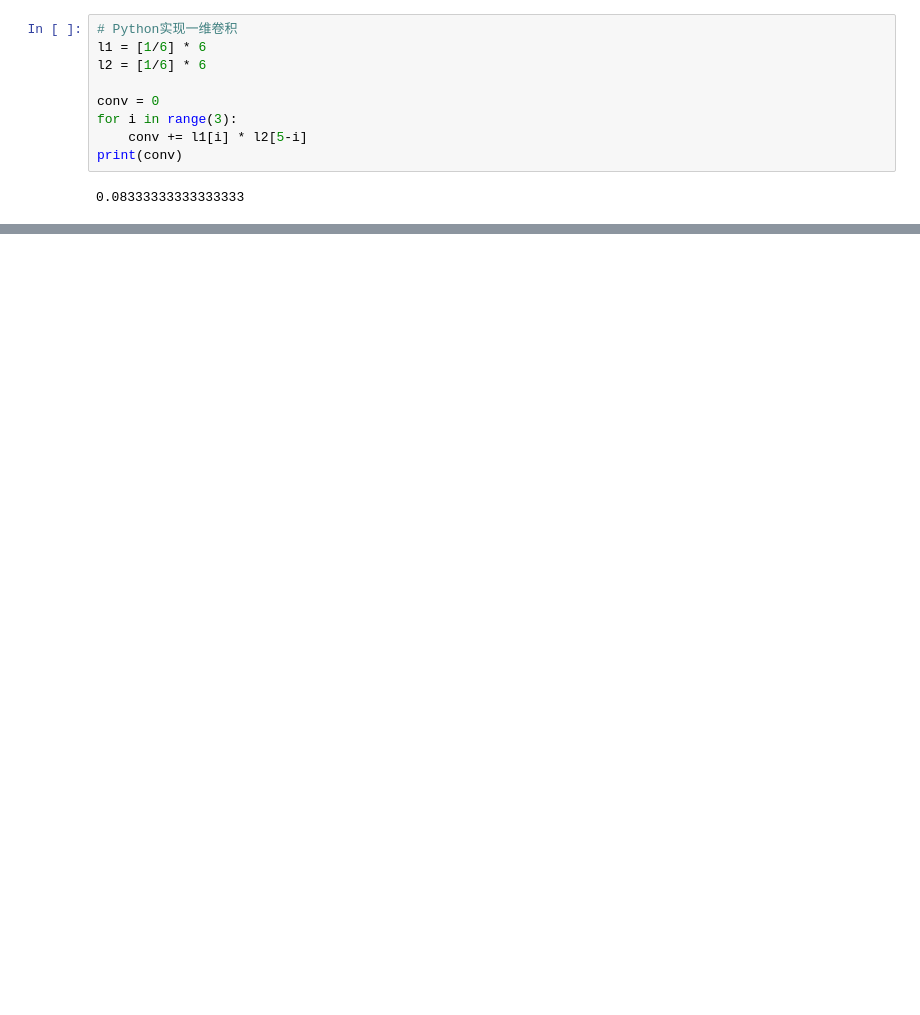
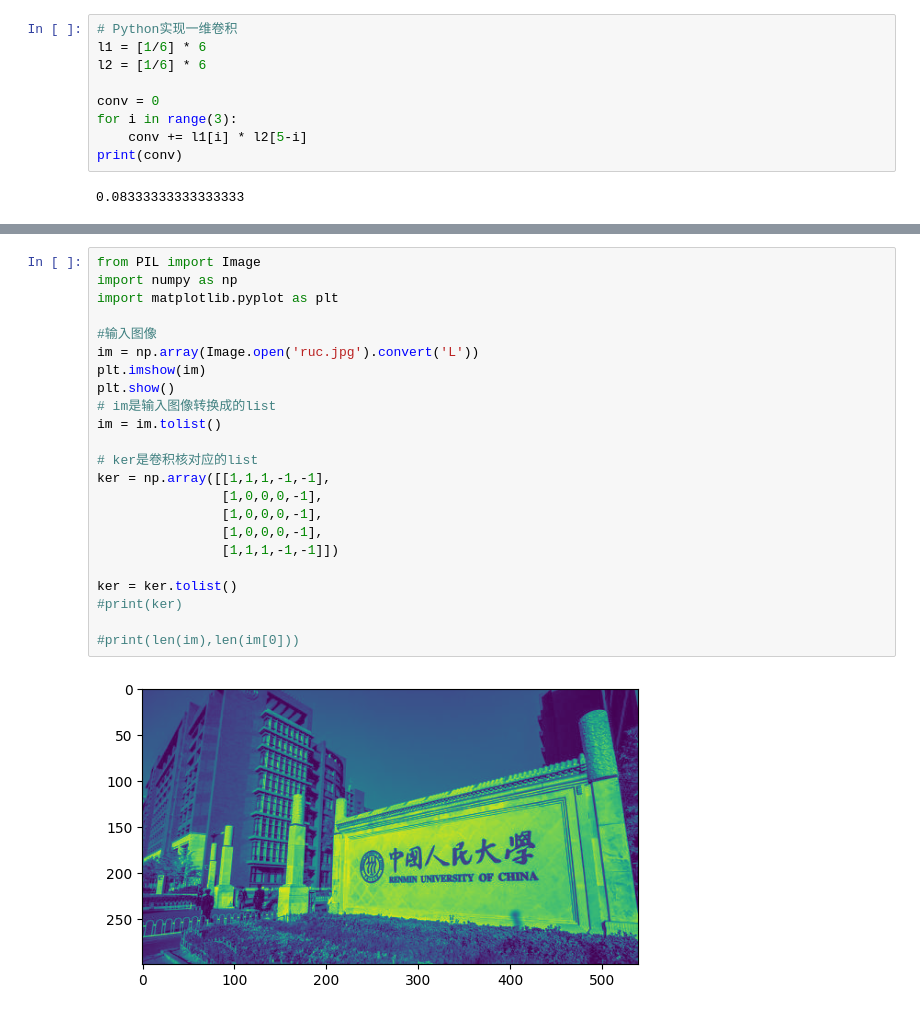
Before and after one commit to FlechazoLiu/Ai_Python_course, a Jupyter notebook: Class_Notes/week_3.ipynb, the cells around one changed output, grey strips where cells are left out. Cells and saved outputs as stored; diff of their text form; blank space fills up the shorter version.

```diff
--- a/Class_Notes/week_3.ipynb
+++ b/Class_Notes/week_3.ipynb
@@ -529,0 +608,25 @@ print(conv)
+# %%
+from PIL import Image
+import numpy as np
+import matplotlib.pyplot as plt
+
+#输入图像
+im = np.array(Image.open('ruc.jpg').convert('L'))
+plt.imshow(im)
+plt.show()
+# im是输入图像转换成的list
+im = im.tolist()
+
+# ker是卷积核对应的list
+ker = np.array([[1,1,1,-1,-1],
+                [1,0,0,0,-1],
+                [1,0,0,0,-1],
+                [1,0,0,0,-1],
+                [1,1,1,-1,-1]])
+
+ker = ker.tolist()
+#print(ker)
+
+#print(len(im),len(im[0]))
+# %% [output]
+[figure, added]
```
Also changed, not shown: parts of 9 cells of this notebook, 3 other files.
